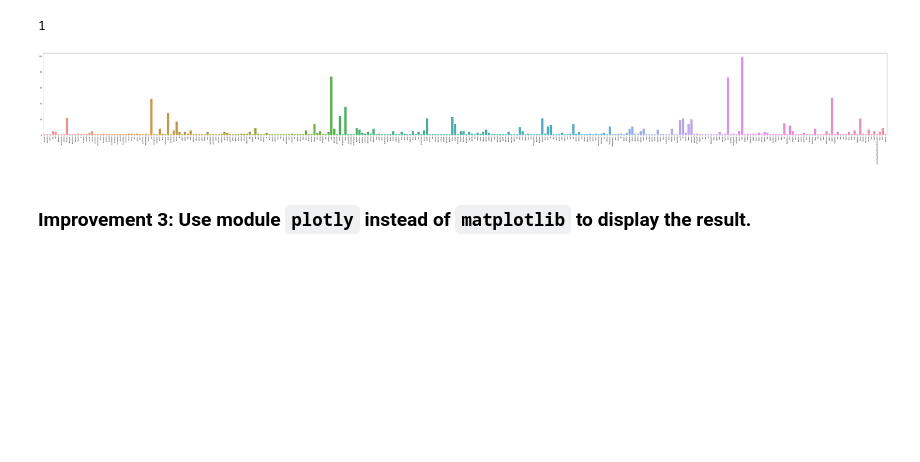
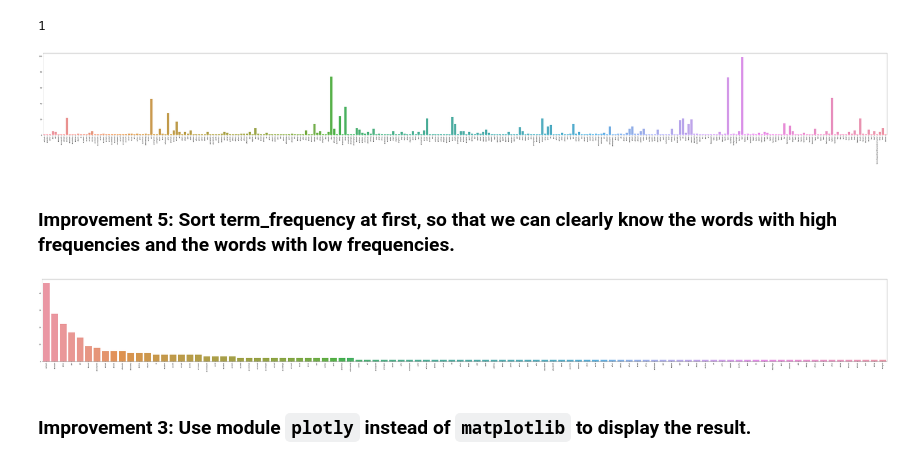
Before and after one commit to yakachang/DM2021-Lab1-Homework, a Jupyter notebook: DM2021-Lab1-Homework.ipynb, the cells around one changed output. Cells and saved outputs as stored; diff of their text form; code cells hidden in the pictures; blank space fills up the shorter version.

```diff
--- a/DM2021-Lab1-Homework.ipynb
+++ b/DM2021-Lab1-Homework.ipynb
@@ -378,6 +387,24 @@ g = sns.barplot(x=count_vect.get_feature_names_out()[:300],
 g.set_xticklabels(count_vect.get_feature_names_out()[:300], rotation = 90);
 # %% [output]
 [figure]
+# %% [markdown]
+### Improvement 5: Sort term_frequency at first, so that we can clearly know the words with high frequencies and the words with low frequencies.
+# %%
+plt.subplots(figsize=(100, 10))
+
+x_ndarray = count_vect.get_feature_names_out()[:100]
+y_ndarray = term_frequencies[:100]
+
+x_list = x_ndarray.tolist()
+y_list = y_ndarray.tolist()
+
+y_list, x_list = zip(*sorted(zip(y_list, x_list), reverse=True))
+
+g = sns.barplot(x=np.array(x_list),
+                y=np.array(y_list))
+g.set_xticklabels(count_vect.get_feature_names_out()[:100], rotation = 90);
+# %% [output]
+[figure, added]
 # %% [markdown]
 ### Improvement 3: Use module `plotly` instead of `matplotlib` to display the result.
 # %%
```
Also changed, not shown: parts of 32 cells of this notebook.
